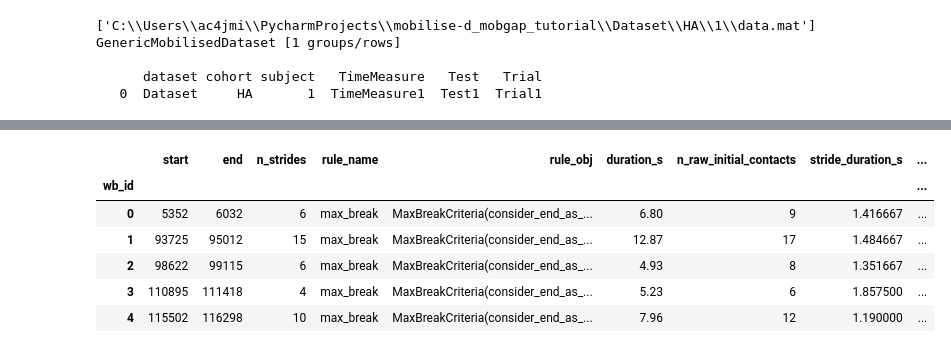
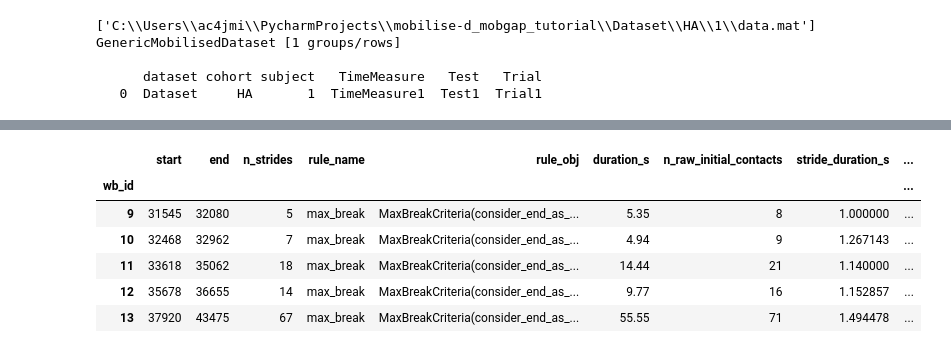
Before and after one commit to uos-mobgap/mobilise-d_mobgap_tutorial, a Jupyter notebook: MobGap_Tutorial.ipynb, the cells around one changed output, grey strips where cells are left out. Saved outputs shown, nothing was run; the diff lists cells and outputs as text; code cells hidden in the pictures.

```diff
--- a/MobGap_Tutorial.ipynb
+++ b/MobGap_Tutorial.ipynb
@@ -218,13 +224,13 @@ display(pipeline.aggregated_parameters_) # all parameters across all walking bou
 1 rows × 25 columns
 # %%
-display(pipeline.per_wb_parameters_.head(5))     # first 5 per-walking-bout parameters
+display(pipeline.per_wb_parameters_.tail(5))     # first 5 per-walking-bout parameters
 # %% [output]
 |  | start | end | n_strides | rule_name | rule_obj | duration_s | n_raw_initial_contacts | stride_duration_s | ... |
 | wb_id |  |  |  |  |  |  |  |  | ... |
-| 0 | 5352 | 6032 | 6 | max_break | MaxBreakCriteria(consider_end_as_... | 6.80 | 9 | 1.416667 | ... |
-| 1 | 93725 | 95012 | 15 | max_break | MaxBreakCriteria(consider_end_as_... | 12.87 | 17 | 1.484667 | ... |
-| 2 | 98622 | 99115 | 6 | max_break | MaxBreakCriteria(consider_end_as_... | 4.93 | 8 | 1.351667 | ... |
-| 3 | 110895 | 111418 | 4 | max_break | MaxBreakCriteria(consider_end_as_... | 5.23 | 6 | 1.857500 | ... |
-| 4 | 115502 | 116298 | 10 | max_break | MaxBreakCriteria(consider_end_as_... | 7.96 | 12 | 1.190000 | ... |
+| 9 | 31545 | 32080 | 5 | max_break | MaxBreakCriteria(consider_end_as_... | 5.35 | 8 | 1.000000 | ... |
+| 10 | 32468 | 32962 | 7 | max_break | MaxBreakCriteria(consider_end_as_... | 4.94 | 9 | 1.267143 | ... |
+| 11 | 33618 | 35062 | 18 | max_break | MaxBreakCriteria(consider_end_as_... | 14.44 | 21 | 1.140000 | ... |
+| 12 | 35678 | 36655 | 14 | max_break | MaxBreakCriteria(consider_end_as_... | 9.77 | 16 | 1.152857 | ... |
+| 13 | 37920 | 43475 | 67 | max_break | MaxBreakCriteria(consider_end_as_... | 55.55 | 71 | 1.494478 | ... |
 # %%
 plt.figure(figsize = (4, 3))
```
Also changed, not shown: parts of 9 cells of this notebook.
